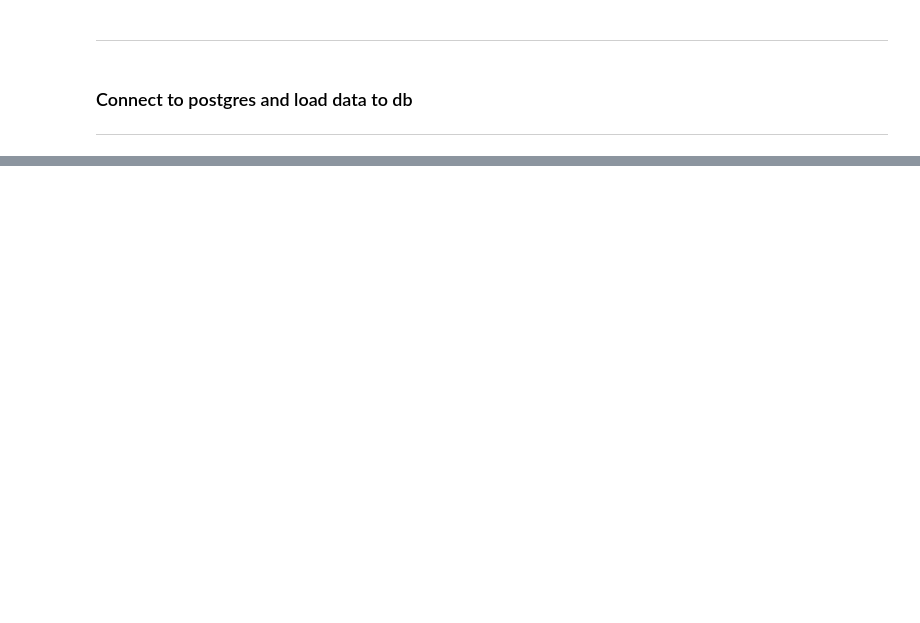
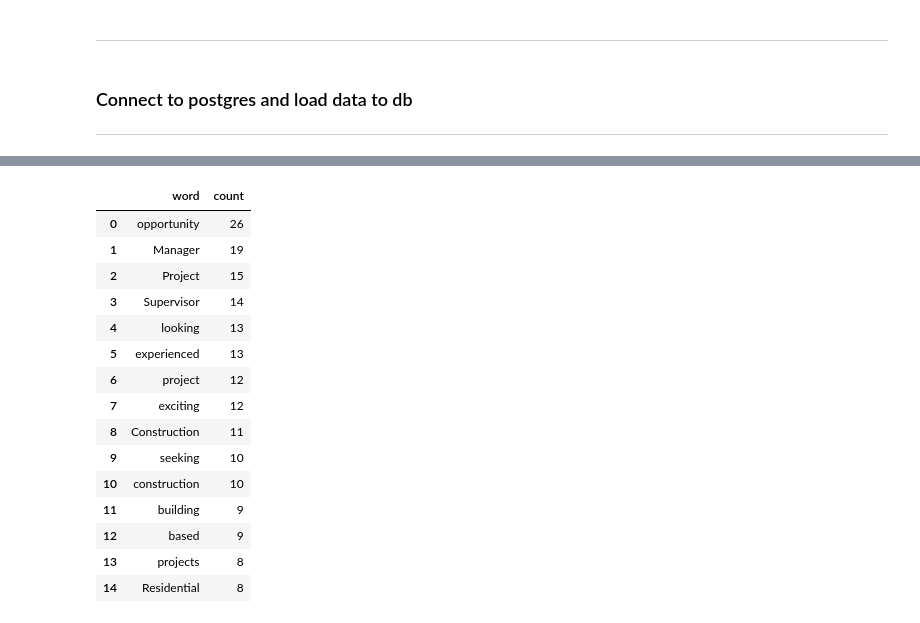
Before and after one commit to jonowood/Project_3, a Jupyter notebook: ETL/Webscraper Clean - Jon-checkpoint.ipynb, the cells around one changed output, grey strips where cells are left out. Drawn from its saved outputs; the diff is of its cells as text; code cells hidden in the pictures; blank space fills up the shorter version.

```diff
--- a/ETL/Webscraper Clean - Jon-checkpoint.ipynb
+++ b/ETL/Webscraper Clean - Jon-checkpoint.ipynb
@@ -545,5 +570,22 @@ pd.read_sql_query('select * from Engineering_Words', con=engine).head(15)
 # %%
-pd.read_sql_query('select * from construction_location_count', con=engine).head(15)
+pd.read_sql_query('select * from construction_word_count', con=engine).head(15)
+# %% [output]
+|  | word | count |
+| 0 | opportunity | 26 |
+| 1 | Manager | 19 |
+| 2 | Project | 15 |
+| 3 | Supervisor | 14 |
+| 4 | looking | 13 |
+| 5 | experienced | 13 |
+| 6 | project | 12 |
+| 7 | exciting | 12 |
+| 8 | Construction | 11 |
+| 9 | seeking | 10 |
+| 10 | construction | 10 |
+| 11 | building | 9 |
+| 12 | based | 9 |
+| 13 | projects | 8 |
+| 14 | Residential | 8 |
 # %%
 # location_list = []
 # %%
```
Also changed, not shown: parts of 16 cells of this notebook, 53 other files.
